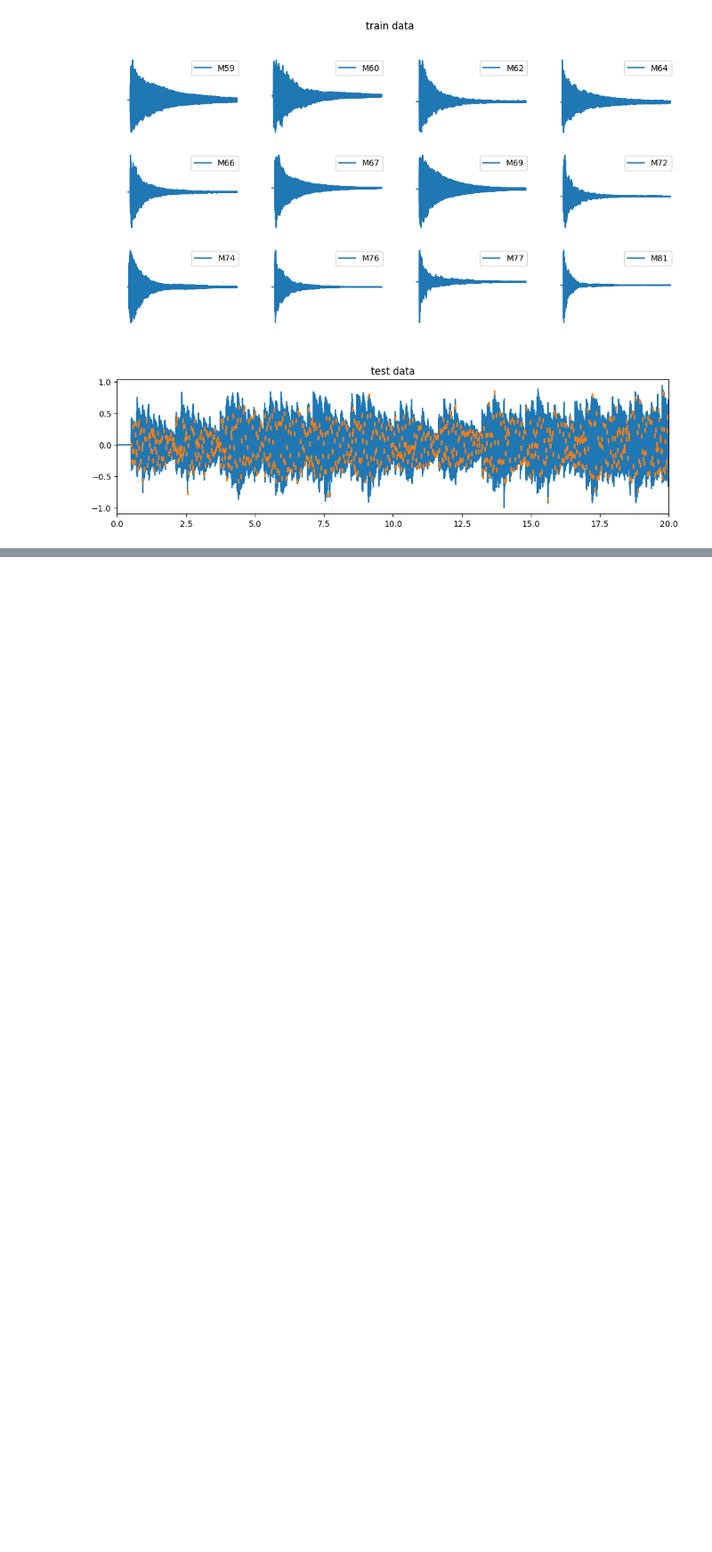
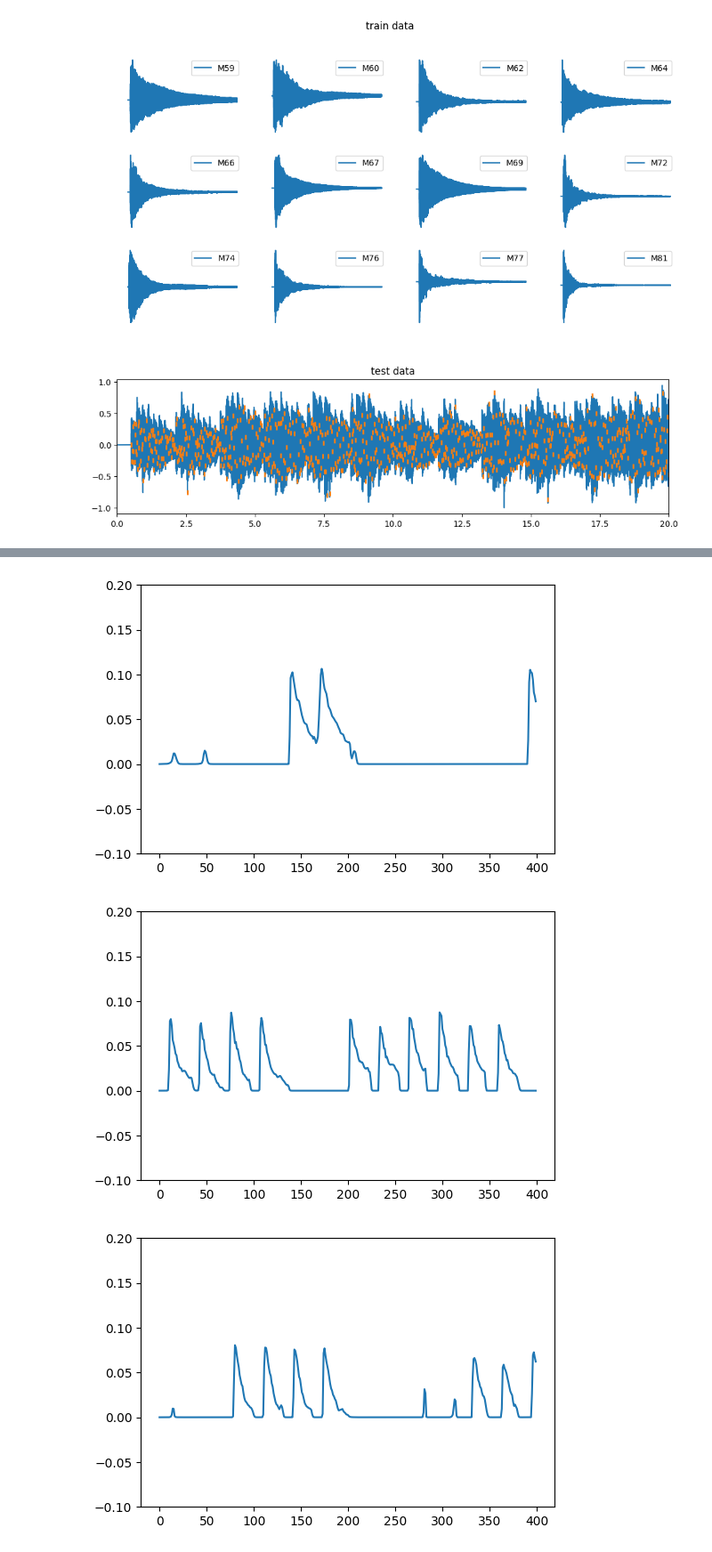
Before and after one commit to PabloAlvarado/gpitch, a Jupyter notebook: demos/notebooks/demo-thesis.ipynb, the cells around one changed output, grey strips where cells are left out. Shown at 89% size. Cells and saved outputs as stored; diff of their text form; code cells hidden in the pictures; blank space fills up the shorter version.

```diff
--- a/demos/notebooks/demo-thesis.ipynb
+++ b/demos/notebooks/demo-thesis.ipynb
@@ -22,7 +22,7 @@ path = [path_train, path_test, path_load]
 frames = [88200, 20*44100]  # train and test number of frames
 # %%
 # pitches = range(60, 77)
-m = AmtSvi(test_fname=fname, frames=frames, path=path, reg=False)
+m = AmtSvi(test_fname=fname, frames=frames, path=path)
 m.model.za.fixed = True
 m.model.zc.fixed = True
 print("number of induncing variables: {0}".format(len(m.model.za[0].value)))
@@ -51,0 +85,9 @@ m.optimize(maxiter=maxiter, learning_rate=0.005)
+# %%
+for i in range(len(m.pitches)):
+    plt.figure()
+    plt.plot(pianor[i][::2205])
+    plt.ylim(-0.1, 0.2)
+# %% [output]
+[figure, added]
+[figure, added]
+[figure, added]
```
Also changed, not shown: parts of 10 cells of this notebook, 6 other files.
